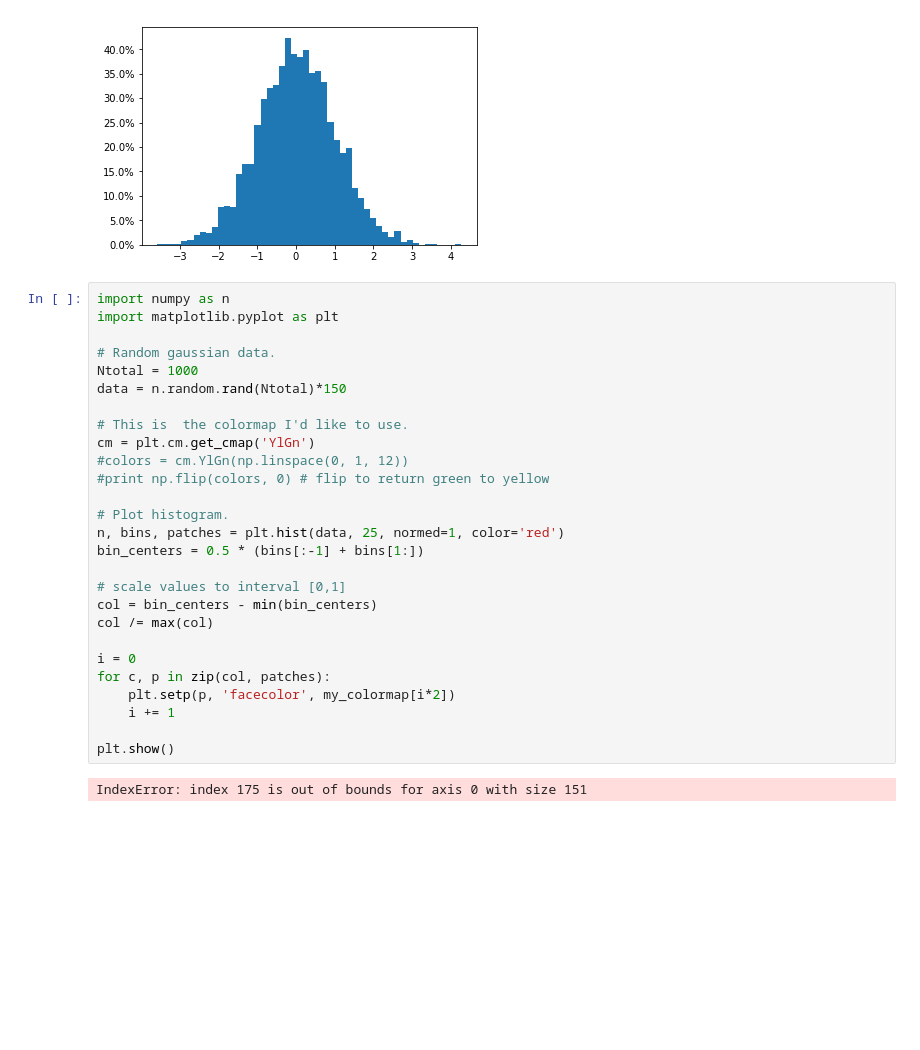
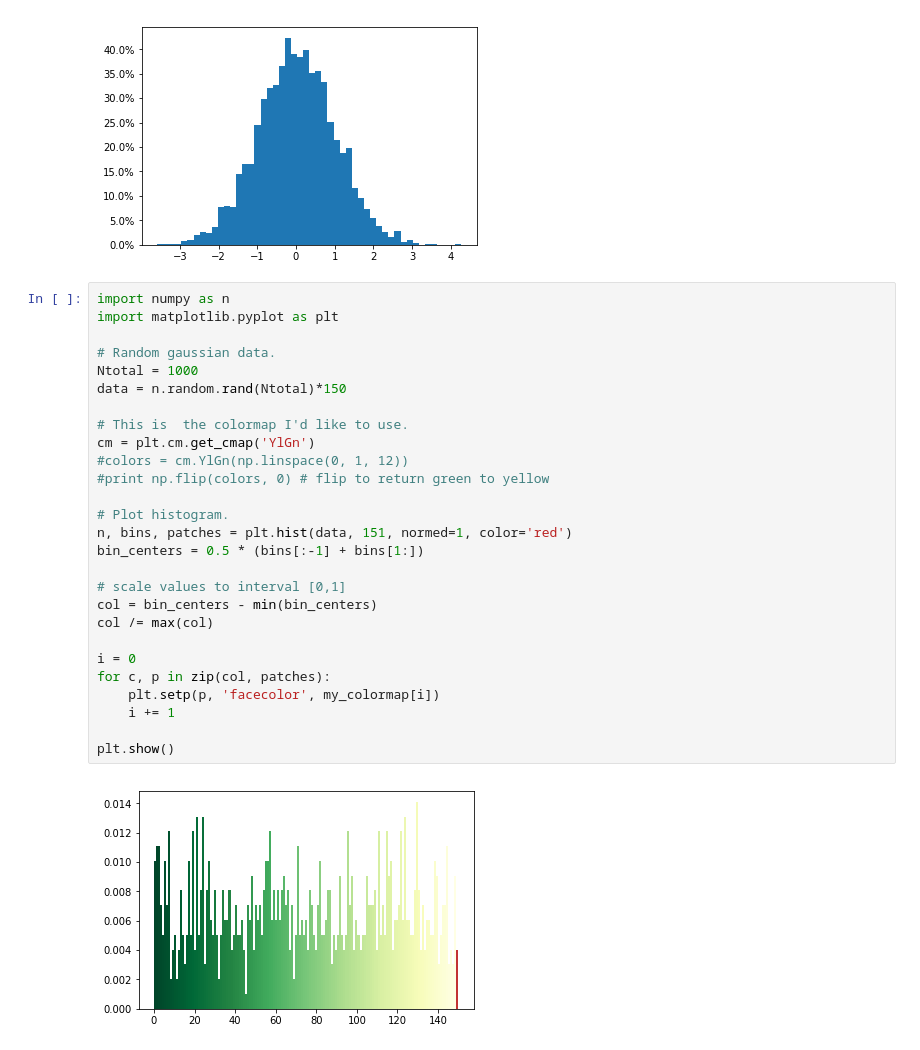
Before and after one commit to peteflorence/analysis-nanomap, a Jupyter notebook: Why memory.ipynb, the cells around one changed output. Saved outputs shown, nothing was run; the diff lists cells and outputs as text; blank space fills up the shorter version.

Commit message:
histogram tweaks

```diff
--- a/Why memory.ipynb
+++ b/Why memory.ipynb
@@ -475,29 +475,29 @@ plt.show()
 # %%
 import numpy as n
 import matplotlib.pyplot as plt
 
 # Random gaussian data.
 Ntotal = 1000
 data = n.random.rand(Ntotal)*150
 
 # This is  the colormap I'd like to use.
 cm = plt.cm.get_cmap('YlGn')
 #colors = cm.YlGn(np.linspace(0, 1, 12))
 #print np.flip(colors, 0) # flip to return green to yellow
 
 # Plot histogram.
-n, bins, patches = plt.hist(data, 25, normed=1, color='red')
+n, bins, patches = plt.hist(data, 151, normed=1, color='red')
 bin_centers = 0.5 * (bins[:-1] + bins[1:])
 
 # scale values to interval [0,1]
 col = bin_centers - min(bin_centers)
 col /= max(col)
 
 i = 0
 for c, p in zip(col, patches):
-    plt.setp(p, 'facecolor', my_colormap[i*2])
+    plt.setp(p, 'facecolor', my_colormap[i])
     i += 1
 
 plt.show()
 # %% [output]
-IndexError: index 175 is out of bounds for axis 0 with size 151
+[figure, added]
```
